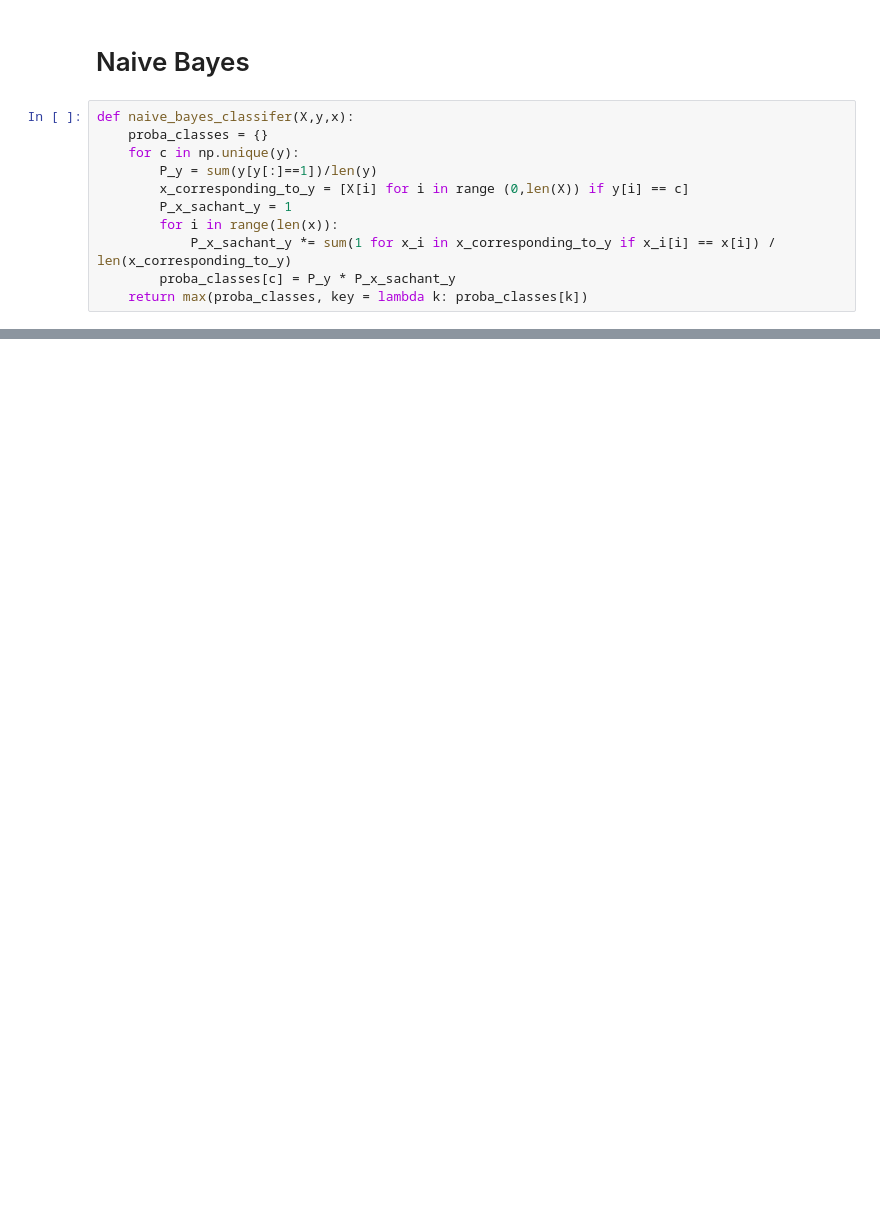
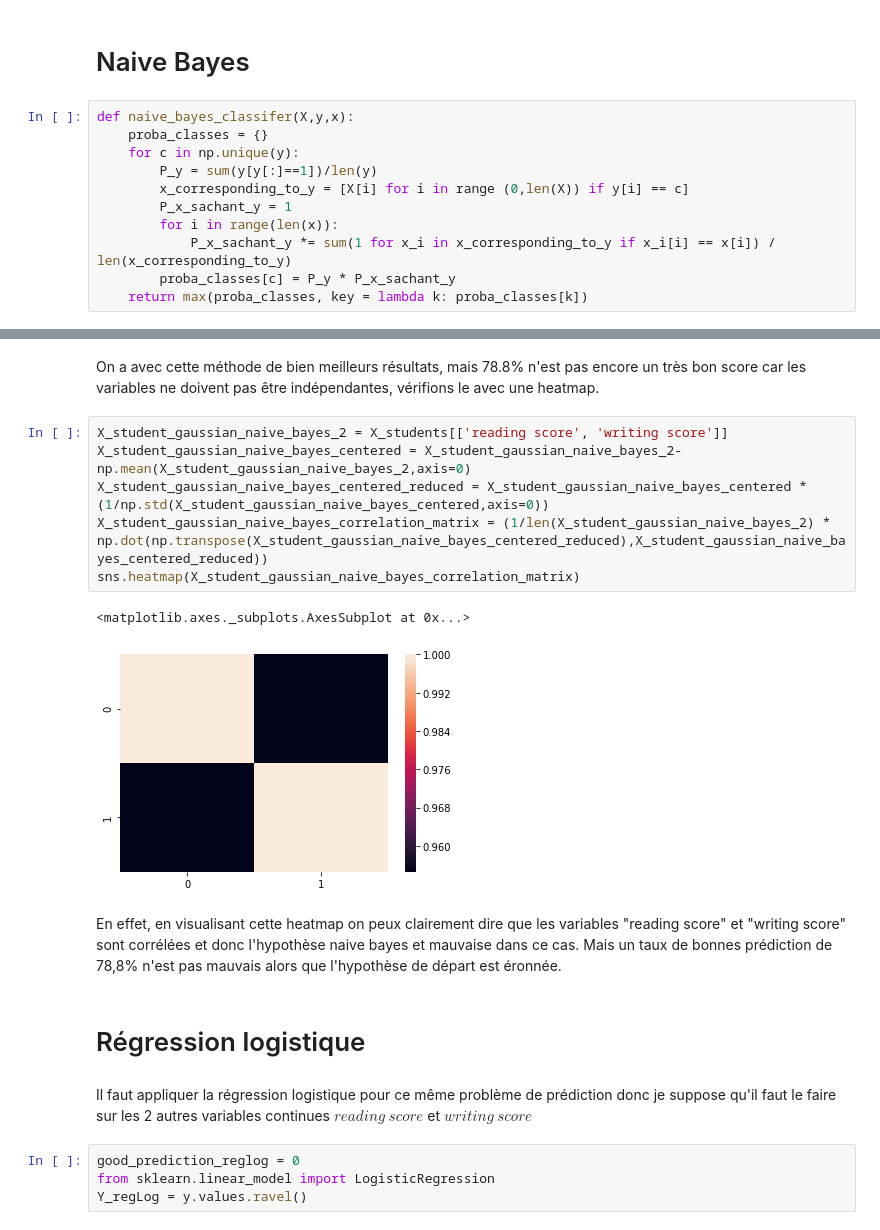
Before and after one commit to LothairKizardjian/AFD_Project, a Jupyter notebook: projetAFD.ipynb, the cells around one changed output, grey strips where cells are left out. Saved outputs shown, nothing was run; the diff lists cells and outputs as text; blank space fills up the shorter version.

```diff
--- a/projetAFD.ipynb
+++ b/projetAFD.ipynb
@@ -379,0 +490,21 @@ print(" {} bonnes prédiction sur {}, soit {}% de bonnes prédiction".format(goo
+# %% [markdown]
+On a avec cette méthode de bien meilleurs résultats, mais 78.8% n'est pas encore un très bon score car les variables ne doivent pas être indépendantes, vérifions le avec une heatmap.
+# %%
+X_student_gaussian_naive_bayes_2 = X_students[['reading score', 'writing score']]
+X_student_gaussian_naive_bayes_centered = X_student_gaussian_naive_bayes_2-np.mean(X_student_gaussian_naive_bayes_2,axis=0)
+X_student_gaussian_naive_bayes_centered_reduced = X_student_gaussian_naive_bayes_centered * (1/np.std(X_student_gaussian_naive_bayes_centered,axis=0))
+X_student_gaussian_naive_bayes_correlation_matrix = (1/len(X_student_gaussian_naive_bayes_2) * np.dot(np.transpose(X_student_gaussian_naive_bayes_centered_reduced),X_student_gaussian_naive_bayes_centered_reduced))
+sns.heatmap(X_student_gaussian_naive_bayes_correlation_matrix)
+# %% [output]
+<matplotlib.axes._subplots.AxesSubplot at 0x...>
+[figure, added]
+# %% [markdown]
+En effet, en visualisant cette heatmap on peux clairement dire que les variables "reading score" et "writing score" sont corrélées et donc l'hypothèse naive bayes et mauvaise dans ce cas. Mais un taux de bonnes prédiction de 78,8% n'est pas mauvais alors que l'hypothèse de départ est éronnée.
+# %% [markdown]
+# Régression logistique
+# %% [markdown]
+Il faut appliquer la régression logistique pour ce même problème de prédiction donc je suppose qu'il faut le faire sur les 2 autres variables continues $reading\ score$ et $writing\ score$
+# %%
+good_prediction_reglog = 0
+from sklearn.linear_model import LogisticRegression
+Y_regLog = y.values.ravel()
```
Also changed, not shown: parts of 34 cells of this notebook.
